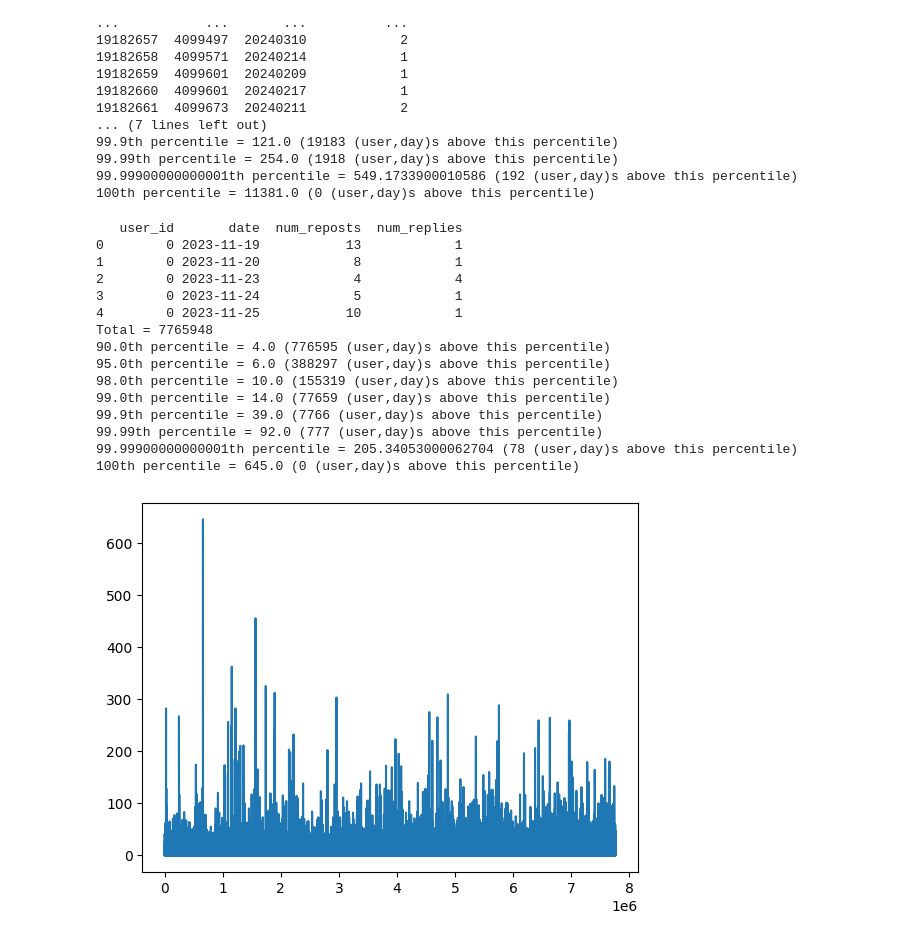
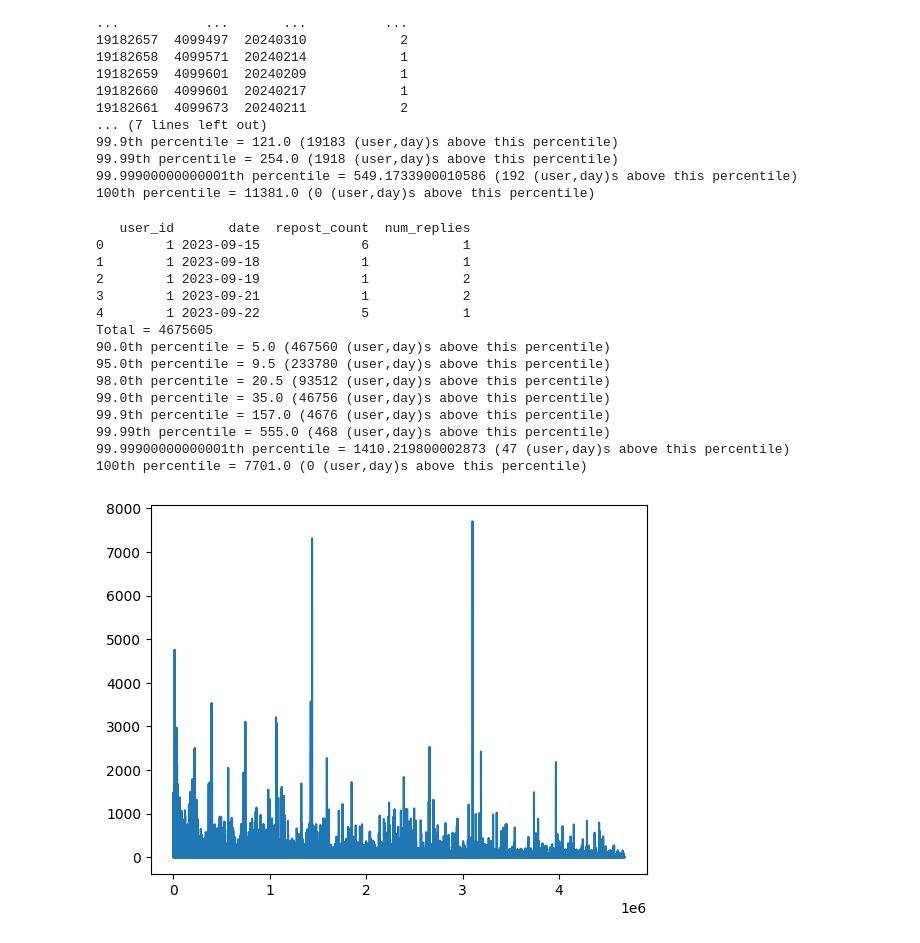
Before and after one commit to AravRaja/virality-analysis-datascience, a Jupyter notebook: notebooks/identifying_virality_metrics.ipynb, the cells around one changed output. Saved outputs shown, nothing was run; the diff lists cells and outputs as text; code cells hidden in the pictures.

```diff
--- a/notebooks/identifying_virality_metrics.ipynb
+++ b/notebooks/identifying_virality_metrics.ipynb
@@ -239,6 +228,7 @@ A potential conditions for a post to be viral (both simultaneously):
 - It's date (date created) and user_id correspond to date which user has high # reposts per # posts that day.
 # %%
 # Create dataframe for number of reposts of a user each day
-user_reposts_per_day = reposts_graph.groupby(["user_id","date"]).size().reset_index(name='num_reposts')
+user_reposts_per_day = reposts_graph.groupby(["reposted_author","date"]).size().reset_index(name='repost_count')
+user_reposts_per_day.rename(columns={"reposted_author":"user_id"}, inplace=True)
 print(user_reposts_per_day.head())
 # %% [output]
@@ -376,33 +362,33 @@ for p in [0.9,0.95,0.98,0.99,0.999,0.9999,0.99999,1]:
 # %%
 user_replies_per_day["date"] =  pd.to_datetime(user_replies_per_day['date'].astype(str), format='%Y%m%d')
 
 reposts_against_replies_user_date = pd.merge(user_reposts_per_day, user_replies_per_day, on=["user_id","date"], how='inner')
 
 print(reposts_against_replies_user_date.head())
-num_reposts_per_replies = reposts_against_replies_user_date["num_reposts"] / reposts_against_replies_user_date["num_replies"]
+num_reposts_per_replies = reposts_against_replies_user_date["repost_count"] / reposts_against_replies_user_date["num_replies"]
 
 num_reposts_per_replies.plot()
 
 total = num_reposts_per_replies.shape[0]
 print(f"Total = {total}")
 for p in [0.9,0.95,0.98,0.99,0.999,0.9999,0.99999,1]:
     print(f"{p*100}th percentile = {num_reposts_per_replies.quantile(p)} ({round((1-p)*total)} (user,day)s above this percentile)") # default linear interpolation
 # %% [output]
-   user_id       date  num_reposts  num_replies
-0        0 2023-11-19           13            1
-1        0 2023-11-20            8            1
-2        0 2023-11-23            4            4
-3        0 2023-11-24            5            1
-4        0 2023-11-25           10            1
-Total = 7765948
-90.0th percentile = 4.0 (776595 (user,day)s above this percentile)
-95.0th percentile = 6.0 (388297 (user,day)s above this percentile)
-98.0th percentile = 10.0 (155319 (user,day)s above this percentile)
-99.0th percentile = 14.0 (77659 (user,day)s above this percentile)
-99.9th percentile = 39.0 (7766 (user,day)s above this percentile)
-99.99th percentile = 92.0 (777 (user,day)s above this percentile)
-99.99900000000001th percentile = 205.34053000062704 (78 (user,day)s above this percentile)
-100th percentile = 645.0 (0 (user,day)s above this percentile)
+   user_id       date  repost_count  num_replies
+0        1 2023-09-15             6            1
+1        1 2023-09-18             1            1
+2        1 2023-09-19             1            2
+3        1 2023-09-21             1            2
+4        1 2023-09-22             5            1
+Total = 4675605
+90.0th percentile = 5.0 (467560 (user,day)s above this percentile)
+95.0th percentile = 9.5 (233780 (user,day)s above this percentile)
+98.0th percentile = 20.5 (93512 (user,day)s above this percentile)
+99.0th percentile = 35.0 (46756 (user,day)s above this percentile)
+99.9th percentile = 157.0 (4676 (user,day)s above this percentile)
+99.99th percentile = 555.0 (468 (user,day)s above this percentile)
+99.99900000000001th percentile = 1410.219800002873 (47 (user,day)s above this percentile)
+100th percentile = 7701.0 (0 (user,day)s above this percentile)
-[figure, old version]
+[figure, new version]
 # %%
 # Plot Number of posts created against number of reposts for (user, date)
```
Also changed, not shown: parts of 13 cells of this notebook.
